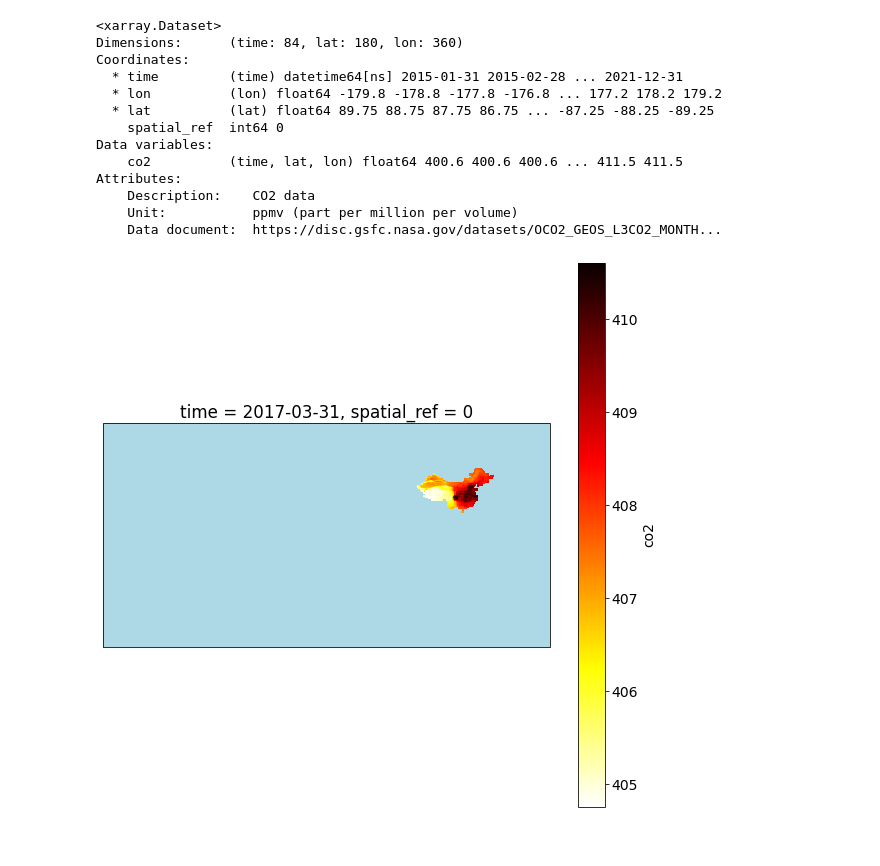
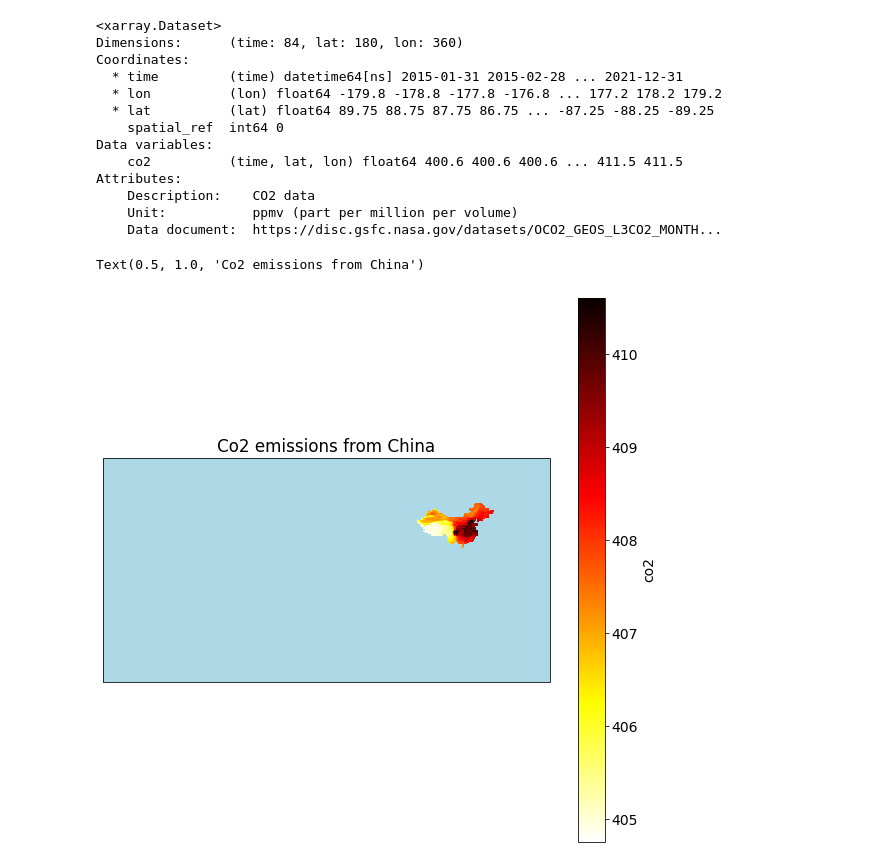
Before and after one commit to bchivers-stanford/taking_the_pulse_of_the_planet, a Jupyter notebook: notebooks/pulse_toolbox.ipynb, the cells around one changed output. Drawn from its saved outputs; the diff is of its cells as text; code cells hidden in the pictures.

```diff
--- a/notebooks/pulse_toolbox.ipynb
+++ b/notebooks/pulse_toolbox.ipynb
@@ -115,4 +238,4 @@ dataframe = pd.read_csv("./taking_the_pulse_data/data/dm_export_20150101_2019123
 
 .nc files can be loaded with a python package called XArray
 # %%
-xarray_data = xr.load_dataset("./taking_the_pulse_data/data/swe_data.nc")
+co2_data = xr.load_dataset("./taking_the_pulse_atmosphere_data/co2.nc")
@@ -433,9 +437,11 @@ co2_data_clipped = co2_data_copy.rio.clip(country_boundary.geometry.apply(mappin
 # %%
 i_time = "2017-04-05"
 fig = plt.figure(figsize=(10, 10))
 ax = plt.axes(projection=ccrs.PlateCarree())
 out = co2_data_clipped.co2.sel(time=i_time, method='nearest').plot(ax=ax, cmap='hot_r')
 ax.set_aspect(1)
 ax.set_facecolor('lightblue')
+ax.set_title("Co2 emissions from China")
 # %% [output]
+Text(0.5, 1.0, 'Co2 emissions from China')
-[figure, old version]
+[figure, new version]
```
Also changed, not shown: parts of 66 cells of this notebook.
